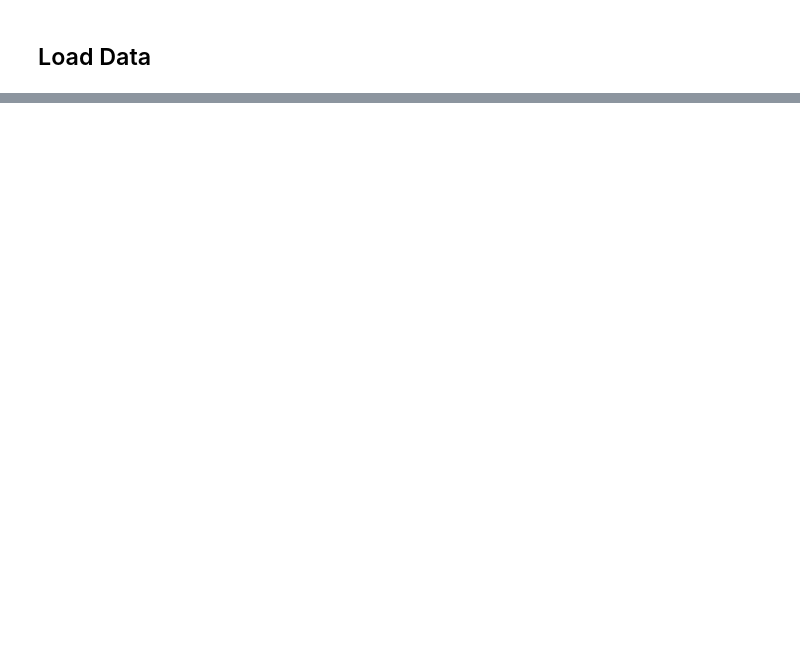
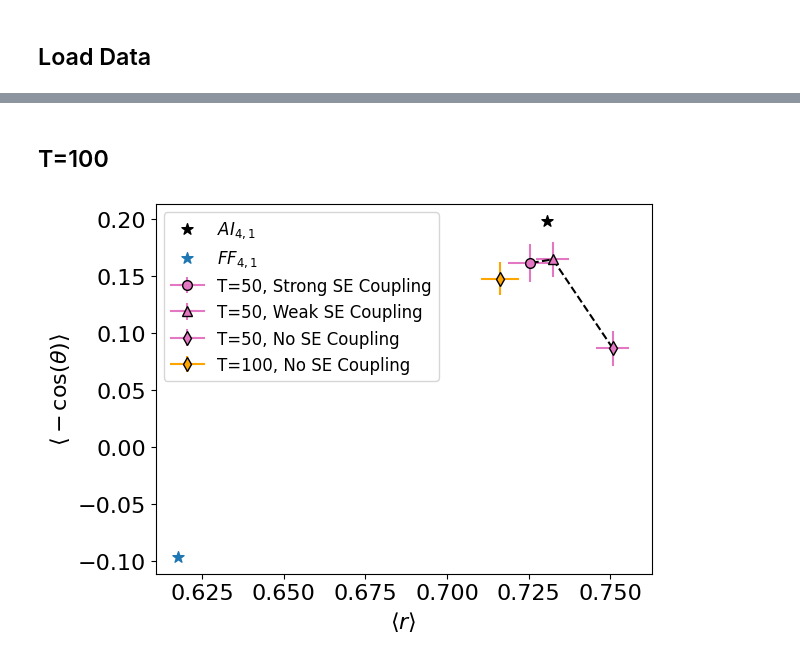
Before and after one commit to KristianWold/eddqc, a Jupyter notebook: analysis/baseline_comparison/Scatterplot_Plotting.ipynb, the cells around one changed output, grey strips where cells are left out. Cells and saved outputs as stored; diff of their text form; code cells hidden in the pictures; blank space fills up the shorter version.

```diff
--- a/analysis/baseline_comparison/Scatterplot_Plotting.ipynb
+++ b/analysis/baseline_comparison/Scatterplot_Plotting.ipynb
@@ -73,0 +80,44 @@ plt.show()
+# %% [markdown]
+## T=100
+# %%
+L_list = [5, 10, 20, 30, 40, 50]
+color_list = ['red', 'orange', 'purple', 'black', 'pink', 'cyan']
+AI_theory, FF_theory = np.loadtxt("../integrable_transition/bookkeeping/figure3/scatterplot_theory.txt")
+
+#plt.errorbar(r_mean[0], a_mean[0], xerr=r_std[0], yerr=a_std[0], fmt='-', label='T=5', color="b")
+#plt.errorbar(r_mean[1], a_mean[1], xerr=r_std[1], yerr=a_std[1], fmt='-', label='T=10', color="b")
+#plt.errorbar(r_mean[2], a_mean[2], xerr=r_std[2], yerr=a_std[2], fmt='-', label='T=20', color="b")
+#plt.errorbar(r_mean[3], a_mean[3], xerr=r_std[3], yerr=a_std[3], fmt='-', label='T=30', color="b")
+#plt.errorbar(r_mean[4], a_mean[4], xerr=r_std[4], yerr=a_std[4], fmt='-', label='T=40', color="b")
+plt.errorbar(r_mean[5], a_mean[5], xerr=r_std[5], yerr=a_std[5], fmt='-o', color="C6", mec="k", label='T=50, Strong SE Coupling', markersize=7)
+#font size
+plt.rc('font', size=16)          # controls default text sizes
+#plt.plot(r_poisson, a_poisson, 'x', color='black', label='Poisson')
+plt.scatter(AI_theory[0], AI_theory[1], marker='*', color='black', label='$AI_{4,1}$',  s=70)
+plt.scatter(FF_theory[0], FF_theory[1], marker='*',  color='C0', label='$FF_{4,1}$',  s=70)
+
+#plt.errorbar(r_baseline[0], a_baseline[0], xerr=r_std[0], yerr=a_std[0], fmt='-', color="g")
+#plt.errorbar(r_intermediate[0], a_intermediate[0], xerr=r_std[0], yerr=a_std[0], fmt='-', color="orange")
+
+#plt.errorbar(r_baseline[1], a_baseline[1], xerr=r_std[1], yerr=a_std[1], fmt='-', color="g")
+#plt.errorbar(r_intermediate[1], a_intermediate[1], xerr=r_std[1], yerr=a_std[1], fmt='-', color="orange")
+plt.errorbar(r_intermediate[2], a_intermediate[2], xerr=r_std[2], yerr=a_std[2], fmt='-^', color="C6", mec="k", label='T=50, Weak SE Coupling', markersize=7)
+plt.errorbar(r_baseline[2], a_baseline[2], xerr=r_std[2], yerr=a_std[2], fmt='-d', color="C6", mec="k", label='T=50, No SE Coupling', markersize=7)
+
+
+plt.errorbar(r_baseline[3], a_baseline[3], xerr=r_std[3], yerr=a_std[3], fmt='-d', color="orange", mec="k", label='T=100, No SE Coupling', markersize=7)
+
+#plt.errorbar(r_baseline[2], a_baseline[2], xerr=0.011590525181647614, yerr=0.03820421023015067, fmt='-', label='T=50', color="red")
+
+#plt.plot([r_baseline[0], r_intermediate[0], r_mean[0]], [a_baseline[0], a_intermediate[0], a_mean[0]], '--', color='black')
+#plt.plot([r_baseline[1], r_intermediate[1], r_mean[2]], [a_baseline[1], a_intermediate[1], a_mean[2]], '--', color='black')
+plt.plot([r_baseline[2], r_intermediate[2], r_mean[5]], [a_baseline[2], a_intermediate[2], a_mean[5]], '--', color='black', markersize=7)
+
+plt.xlabel(r'$\langle r \rangle$')
+plt.ylabel(r'$\langle -\cos(\theta) \rangle$')
+plt.legend(fontsize=12)
+#plt.grid()
+plt.savefig('figures/integrable_scatter_T100.svg', bbox_inches='tight')
+plt.show()
+# %% [output]
+[figure, added]
```
Also changed, not shown: parts of 2 cells of this notebook, 24 other files.
